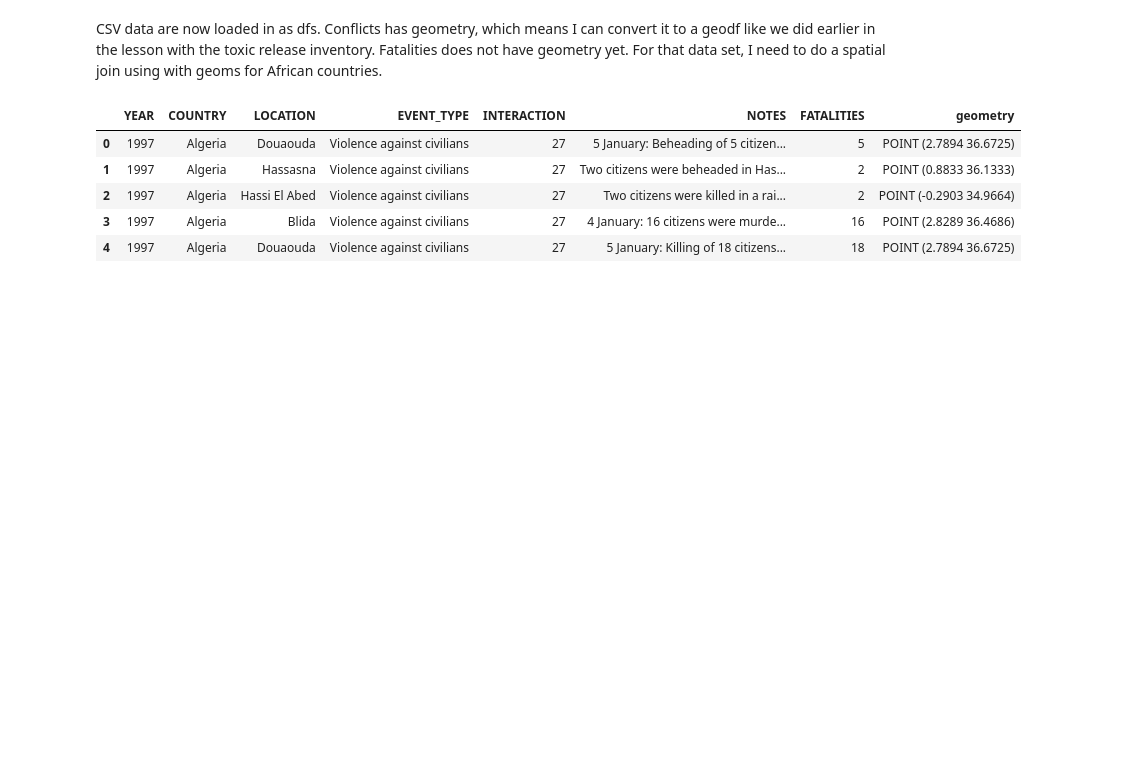
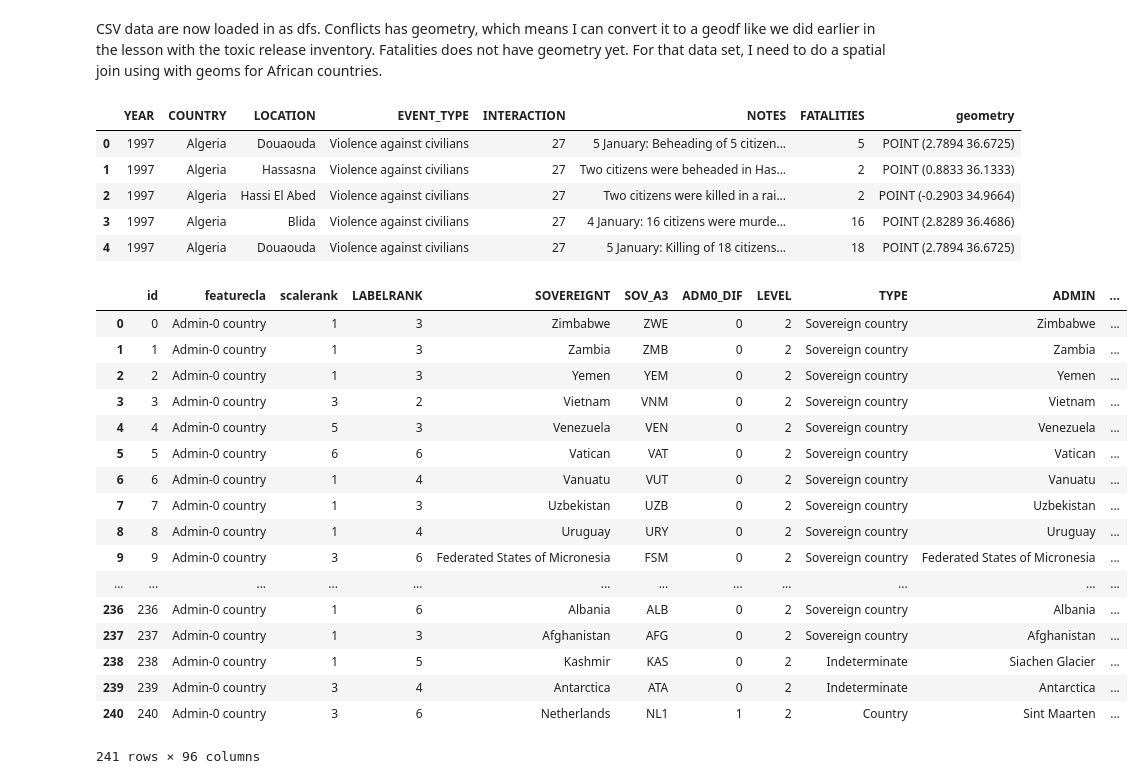
Before and after one commit to stinewoodward/map674-module-07, a Jupyter notebook: geopandas-exercises.ipynb, the cells around one changed output. Drawn from its saved outputs; the diff is of its cells as text; code cells hidden in the pictures; blank space fills up the shorter version.

Commit message:
prep fatalities and countries_geom for spatial join

```diff
--- a/geopandas-exercises.ipynb
+++ b/geopandas-exercises.ipynb
@@ -53,3 +53,26 @@ conflicts_geo.head()
 | 2 | 1997 | Algeria | Hassi El Abed | Violence against civilians | 27 | Two citizens were killed in a rai... | 2 | POINT (-0.2903 34.9664) |
 | 3 | 1997 | Algeria | Blida | Violence against civilians | 27 | 4 January: 16 citizens were murde... | 16 | POINT (2.8289 36.4686) |
 | 4 | 1997 | Algeria | Douaouda | Violence against civilians | 27 | 5 January: Killing of 18 citizens... | 18 | POINT (2.7894 36.6725) |
+# %%
+# load in countries json as gdf
+countries = gpd.read_file('./data/countries.json')
+countries
+# %% [output]
+|  | id | featurecla | scalerank | LABELRANK | SOVEREIGNT | SOV_A3 | ADM0_DIF | LEVEL | TYPE | ADMIN | ... |
+| 0 | 0 | Admin-0 country | 1 | 3 | Zimbabwe | ZWE | 0 | 2 | Sovereign country | Zimbabwe | ... |
+| 1 | 1 | Admin-0 country | 1 | 3 | Zambia | ZMB | 0 | 2 | Sovereign country | Zambia | ... |
+| 2 | 2 | Admin-0 country | 1 | 3 | Yemen | YEM | 0 | 2 | Sovereign country | Yemen | ... |
+| 3 | 3 | Admin-0 country | 3 | 2 | Vietnam | VNM | 0 | 2 | Sovereign country | Vietnam | ... |
+| 4 | 4 | Admin-0 country | 5 | 3 | Venezuela | VEN | 0 | 2 | Sovereign country | Venezuela | ... |
+| 5 | 5 | Admin-0 country | 6 | 6 | Vatican | VAT | 0 | 2 | Sovereign country | Vatican | ... |
+| 6 | 6 | Admin-0 country | 1 | 4 | Vanuatu | VUT | 0 | 2 | Sovereign country | Vanuatu | ... |
+| 7 | 7 | Admin-0 country | 1 | 3 | Uzbekistan | UZB | 0 | 2 | Sovereign country | Uzbekistan | ... |
+| 8 | 8 | Admin-0 country | 1 | 4 | Uruguay | URY | 0 | 2 | Sovereign country | Uruguay | ... |
+| 9 | 9 | Admin-0 country | 3 | 6 | Federated States of Micronesia | FSM | 0 | 2 | Sovereign country | Federated States of Micronesia | ... |
+| ... | ... | ... | ... | ... | ... | ... | ... | ... | ... | ... | ... |
+| 236 | 236 | Admin-0 country | 1 | 6 | Albania | ALB | 0 | 2 | Sovereign country | Albania | ... |
+| 237 | 237 | Admin-0 country | 1 | 3 | Afghanistan | AFG | 0 | 2 | Sovereign country | Afghanistan | ... |
+| 238 | 238 | Admin-0 country | 1 | 5 | Kashmir | KAS | 0 | 2 | Indeterminate | Siachen Glacier | ... |
+| 239 | 239 | Admin-0 country | 3 | 4 | Antarctica | ATA | 0 | 2 | Indeterminate | Antarctica | ... |
+| 240 | 240 | Admin-0 country | 3 | 6 | Netherlands | NL1 | 1 | 2 | Country | Sint Maarten | ... |
+241 rows × 96 columns
```
Also changed, not shown: parts of 2 cells of this notebook, 6 other files.
